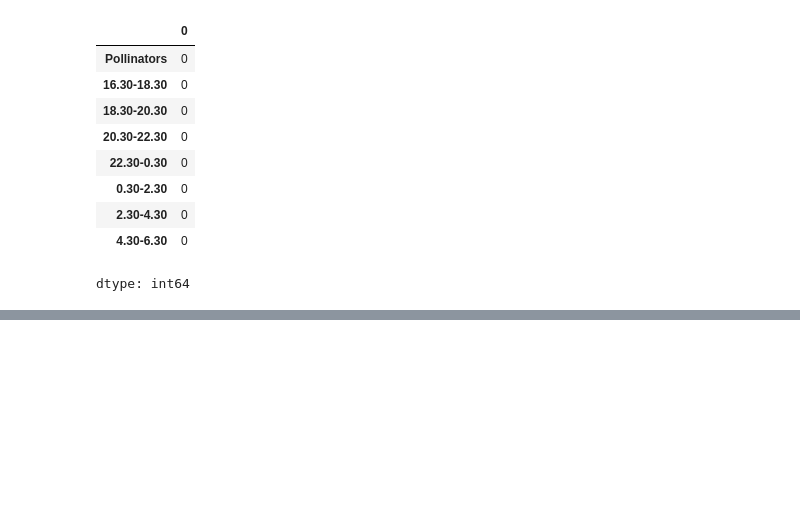
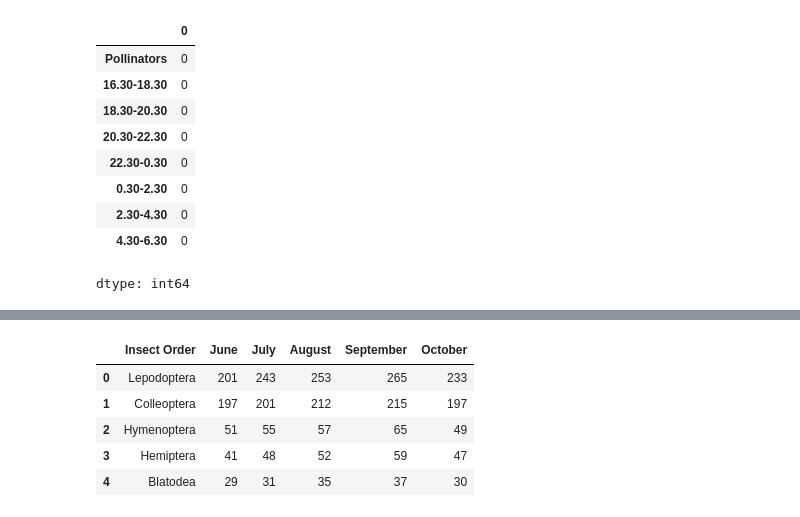
Before and after one commit to snehatanti/interns-code, a Jupyter notebook: binod_da_luffa.ipynb, the cells around one changed output, grey strips where cells are left out. Cells and saved outputs as stored; diff of their text form; code cells hidden in the pictures; blank space fills up the shorter version.

```diff
--- a/binod_da_luffa.ipynb
+++ b/binod_da_luffa.ipynb
@@ -220,0 +327,11 @@ alt.Chart(df1_melted).mark_rect().encode(
+# %%
+files="E:\\colab practice\\insect2.xlsx"
+df4=pd.read_excel("/content/insect2.xlsx")
+df4.head()
+# %% [output]
+|  | Insect Order | June | July | August | September | October |
+| 0 | Lepodoptera | 201 | 243 | 253 | 265 | 233 |
+| 1 | Colleoptera | 197 | 201 | 212 | 215 | 197 |
+| 2 | Hymenoptera | 51 | 55 | 57 | 65 | 49 |
+| 3 | Hemiptera | 41 | 48 | 52 | 59 | 47 |
+| 4 | Blatodea | 29 | 31 | 35 | 37 | 30 |
```
Also changed, not shown: parts of 8 cells of this notebook.
